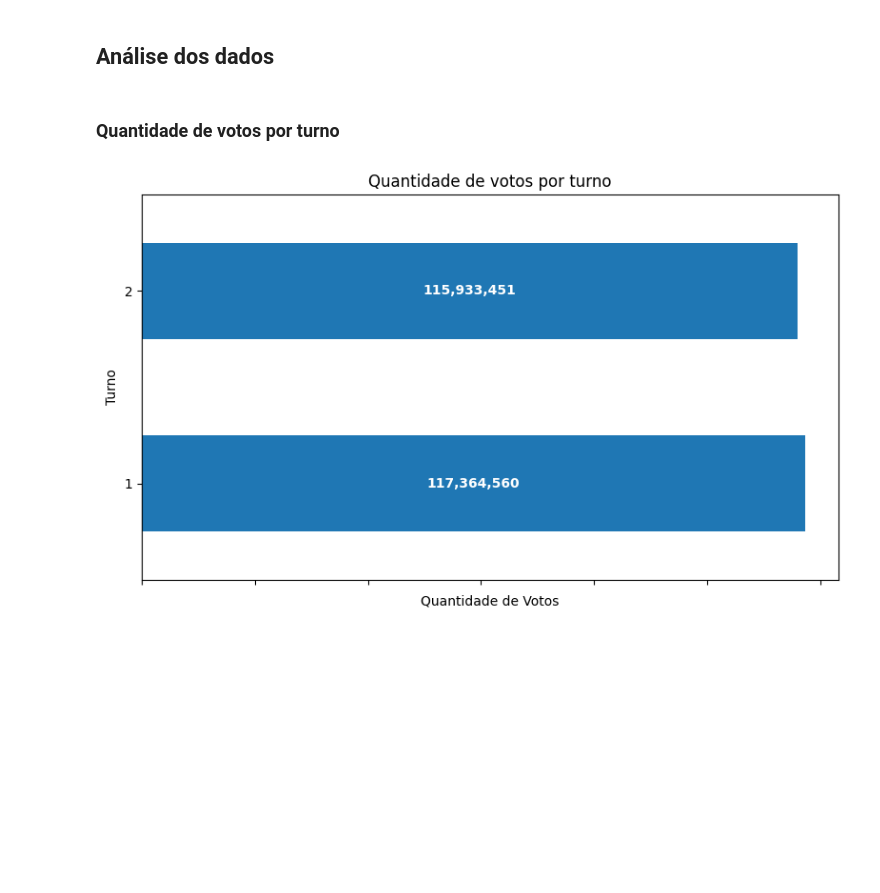
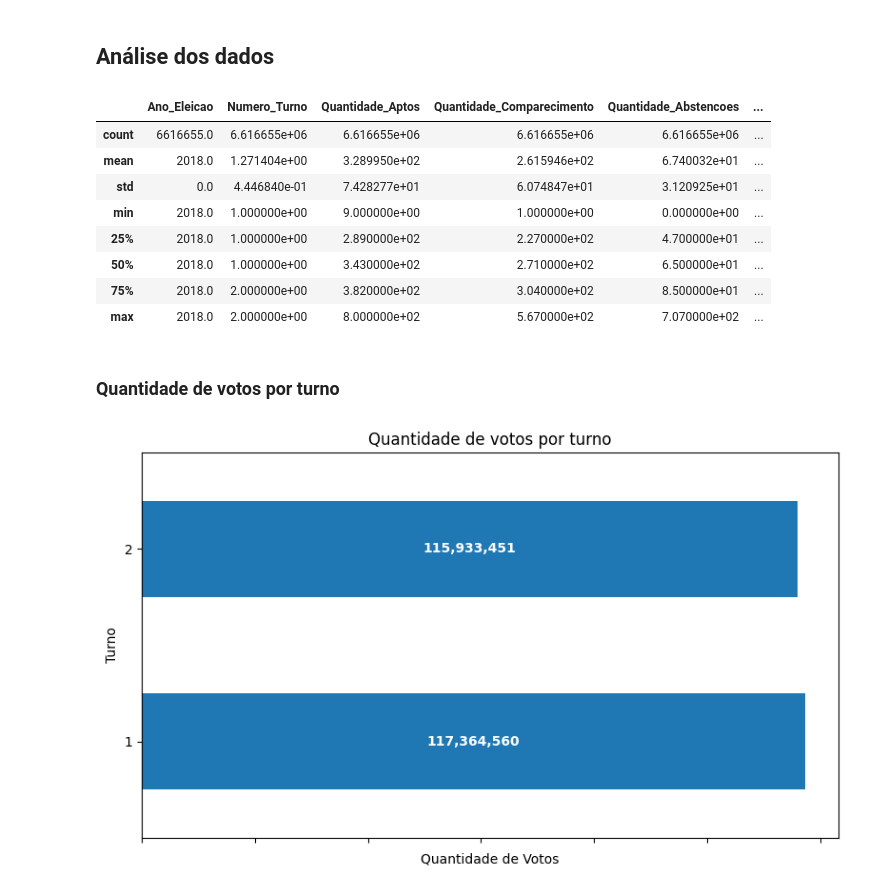
Before and after one commit to Rhogger/analise-votos, a Jupyter notebook: src/notebooks/votos_2018.ipynb, the cells around one changed output. Cells and saved outputs as stored; diff of their text form; code cells hidden in the pictures; blank space fills up the shorter version.

```diff
--- a/src/notebooks/votos_2018.ipynb
+++ b/src/notebooks/votos_2018.ipynb
@@ -381,11 +427,27 @@ def get_regiao(sigla_uf):
     for regiao, estados in regioes_br.items():
         if sigla_uf in estados:
             return regiao
-    return 'Estrangeiro'
+        elif sigla_uf == 'ZZ':
+            return 'Exterior'
+        elif sigla_uf == 'VT':
+            return 'Trânsito'
+    return 'TESTETESTE'
 # %%
 dt_votos_filtrados['Regiao'] = dt_votos_filtrados['Sigla_UF'].apply(get_regiao)
 # %% [markdown]
 ## Análise dos dados
+# %%
+dt_votos_filtrados.describe()
+# %% [output]
+|  | Ano_Eleicao | Numero_Turno | Quantidade_Aptos | Quantidade_Comparecimento | Quantidade_Abstencoes | ... |
+| count | 6616655.0 | 6.616655e+06 | 6.616655e+06 | 6.616655e+06 | 6.616655e+06 | ... |
+| mean | 2018.0 | 1.271404e+00 | 3.289950e+02 | 2.615946e+02 | 6.740032e+01 | ... |
+| std | 0.0 | 4.446840e-01 | 7.428277e+01 | 6.074847e+01 | 3.120925e+01 | ... |
+| min | 2018.0 | 1.000000e+00 | 9.000000e+00 | 1.000000e+00 | 0.000000e+00 | ... |
+| 25% | 2018.0 | 1.000000e+00 | 2.890000e+02 | 2.270000e+02 | 4.700000e+01 | ... |
+| 50% | 2018.0 | 1.000000e+00 | 3.430000e+02 | 2.710000e+02 | 6.500000e+01 | ... |
+| 75% | 2018.0 | 2.000000e+00 | 3.820000e+02 | 3.040000e+02 | 8.500000e+01 | ... |
+| max | 2018.0 | 2.000000e+00 | 8.000000e+02 | 5.670000e+02 | 7.070000e+02 | ... |
 # %% [markdown]
 ### Quantidade de votos por turno
 # %%
```
Also changed, not shown: parts of 23 cells of this notebook, 3 other files.
